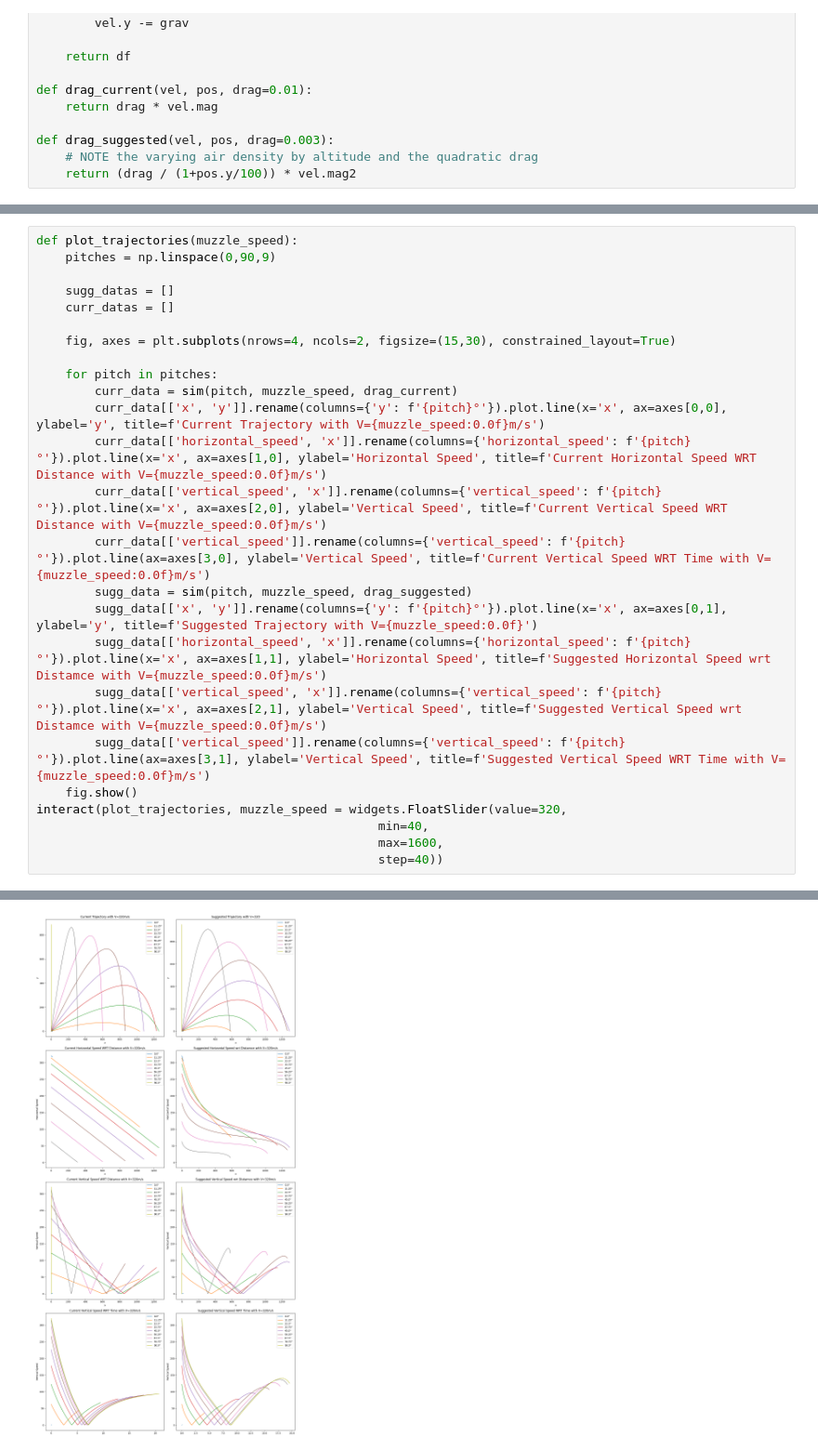
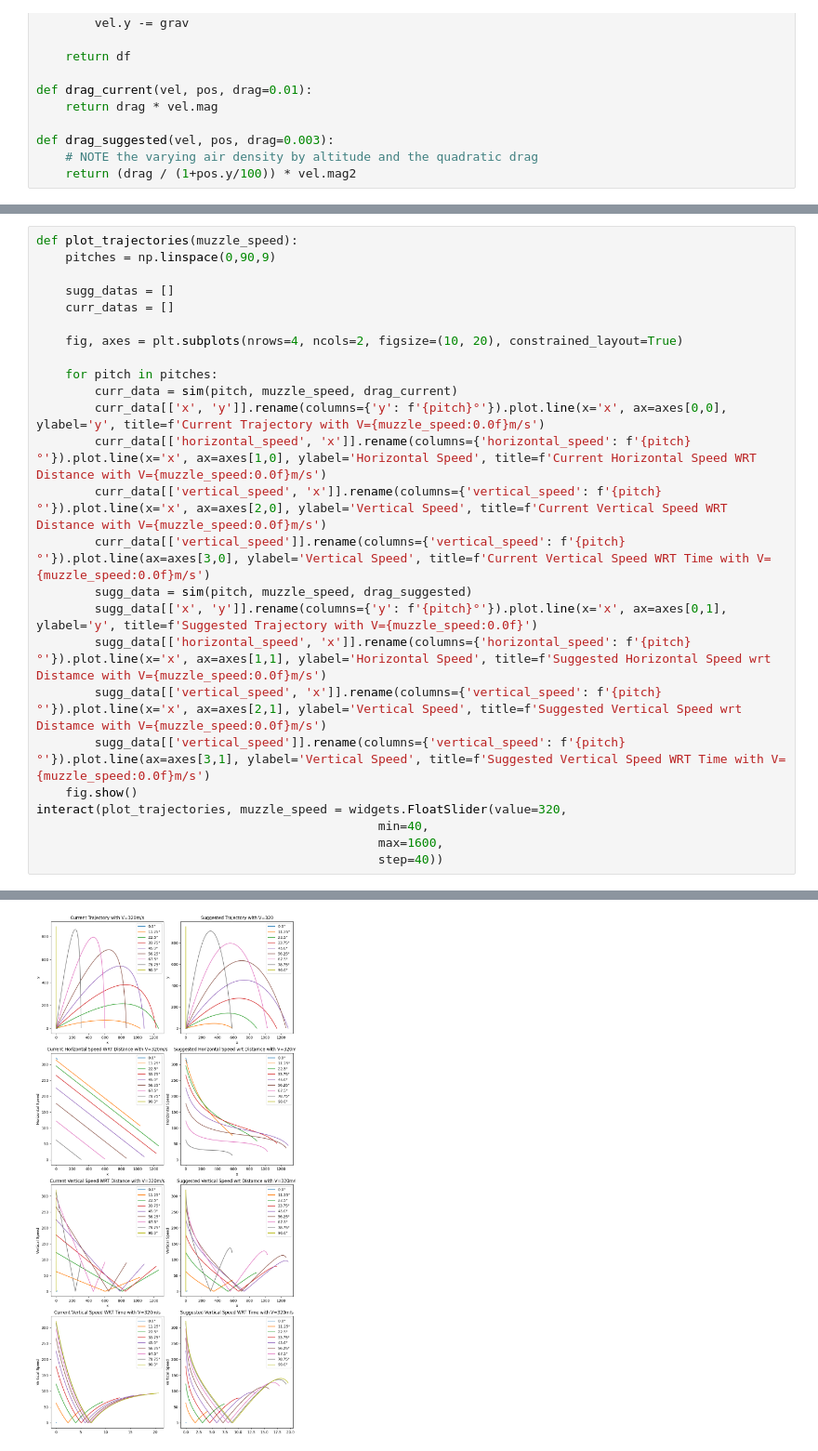
Before and after one commit to rhino1998/CBCSimulation, a Jupyter notebook: content/cannon.ipynb, the cells around one changed output, grey strips where cells are left out. Shown at 93% size. Drawn from its saved outputs; the diff is of its cells as text.

```diff
--- a/content/cannon.ipynb
+++ b/content/cannon.ipynb
@@ -108,7 +108,7 @@ def plot_trajectories(muzzle_speed):
     sugg_datas = []
     curr_datas = []
 
-    fig, axes = plt.subplots(nrows=4, ncols=2, figsize=(15,30), constrained_layout=True)
+    fig, axes = plt.subplots(nrows=4, ncols=2, figsize=(10, 20), constrained_layout=True)
 
     for pitch in pitches:
         curr_data = sim(pitch, muzzle_speed, drag_current)
@@ -131,2 +131,2 @@ interactive(children=(FloatSlider(value=320.0, description='muzzle_speed', max=1
 <function __main__.plot_trajectories(muzzle_speed)>
-[figure, old version]
+[figure, new version]
```
Also changed, not shown: parts of 2 cells of this notebook, 5 other files.
